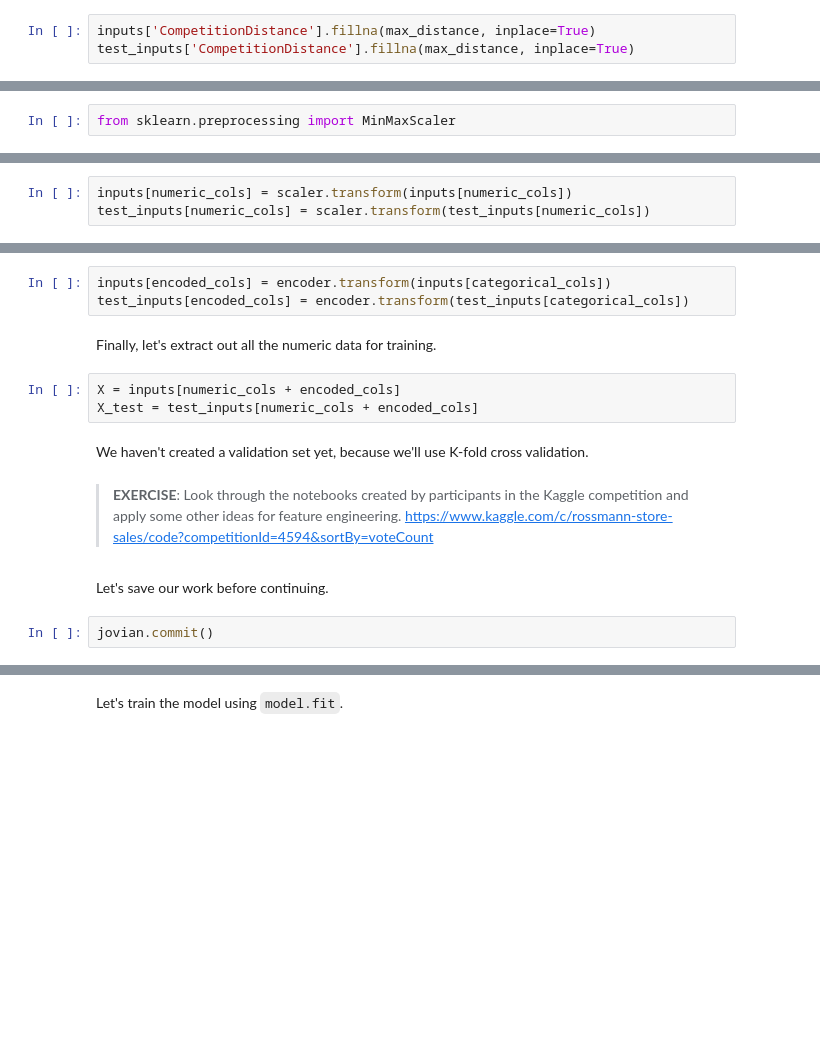
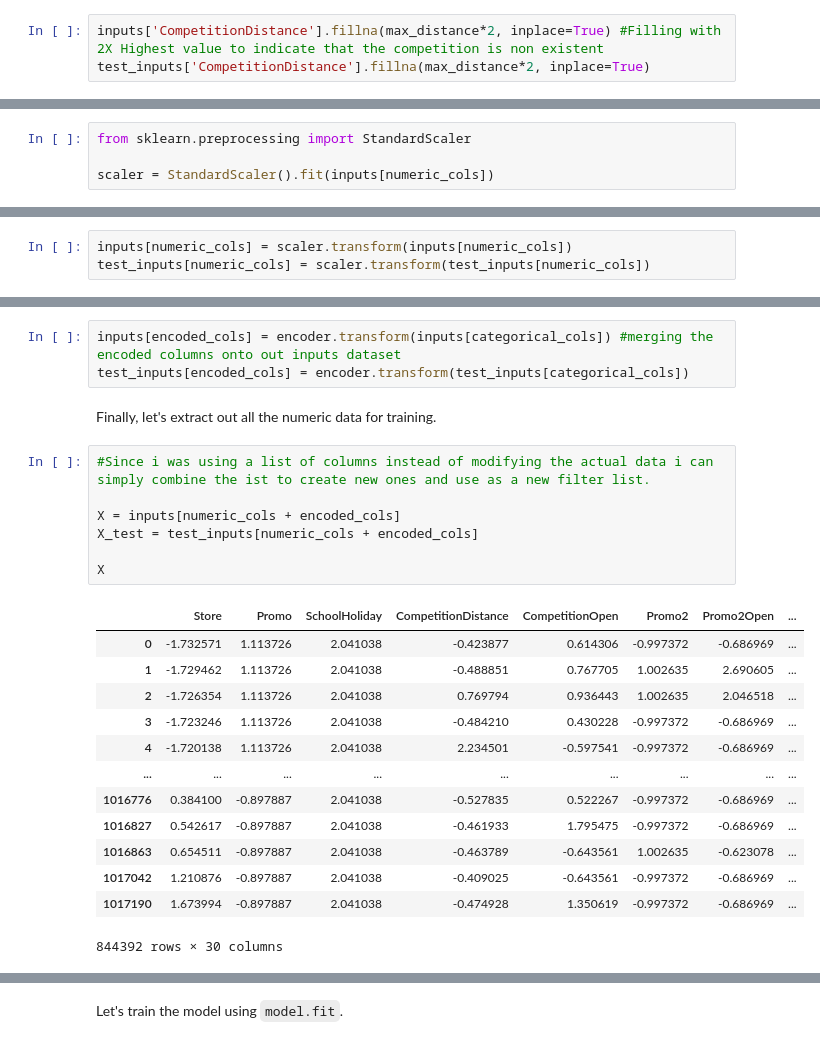
Before and after one commit to sridharstreaks/My-Kaggle-Projects, a Jupyter notebook: gbms-with-xgboost-intution-model-building.ipynb, the cells around one changed output, grey strips where cells are left out. Cells and saved outputs as stored; diff of their text form; blank space fills up the shorter version.

```diff
--- a/gbms-with-xgboost-intution-model-building.ipynb
+++ b/gbms-with-xgboost-intution-model-building.ipynb
@@ -716,3 +735,3 @@ max_distance = inputs.CompetitionDistance.max()
 # %%
-inputs['CompetitionDistance'].fillna(max_distance, inplace=True)
-test_inputs['CompetitionDistance'].fillna(max_distance, inplace=True)
+inputs['CompetitionDistance'].fillna(max_distance*2, inplace=True) #Filling with 2X Highest value to indicate that the competition is non existent
+test_inputs['CompetitionDistance'].fillna(max_distance*2, inplace=True)
@@ -723,2 +788,4 @@ Let's scale numeric values to the 0 to 1 range.
 # %%
-from sklearn.preprocessing import MinMaxScaler
+from sklearn.preprocessing import StandardScaler
+
+scaler = StandardScaler().fit(inputs[numeric_cols])
@@ -741,16 +843,26 @@ encoded_cols = list(encoder.get_feature_names(categorical_cols))
 # %%
-inputs[encoded_cols] = encoder.transform(inputs[categorical_cols])
+inputs[encoded_cols] = encoder.transform(inputs[categorical_cols]) #merging the encoded columns onto out inputs dataset
 test_inputs[encoded_cols] = encoder.transform(test_inputs[categorical_cols])
 # %% [markdown]
 Finally, let's extract out all the numeric data for training.
-# %%
-X = inputs[numeric_cols + encoded_cols]
-X_test = test_inputs[numeric_cols + encoded_cols]
-# %% [markdown]
-We haven't created a validation set yet, because we'll use K-fold cross validation.
-# %% [markdown]
-> **EXERCISE**: Look through the notebooks created by participants in the Kaggle competition and apply some other ideas for feature engineering. https://www.kaggle.com/c/rossmann-store-sales/code?competitionId=4594&sortBy=voteCount
-# %% [markdown]
-Let's save our work before continuing.
-# %%
-jovian.commit()
+# %%
+#Since i was using a list of columns instead of modifying the actual data i can simply combine the ist to create new ones and use as a new filter list.
+
+X = inputs[numeric_cols + encoded_cols]
+X_test = test_inputs[numeric_cols + encoded_cols]
+
+X
+# %% [output]
+|  | Store | Promo | SchoolHoliday | CompetitionDistance | CompetitionOpen | Promo2 | Promo2Open | ... |
+| 0 | -1.732571 | 1.113726 | 2.041038 | -0.423877 | 0.614306 | -0.997372 | -0.686969 | ... |
+| 1 | -1.729462 | 1.113726 | 2.041038 | -0.488851 | 0.767705 | 1.002635 | 2.690605 | ... |
+| 2 | -1.726354 | 1.113726 | 2.041038 | 0.769794 | 0.936443 | 1.002635 | 2.046518 | ... |
+| 3 | -1.723246 | 1.113726 | 2.041038 | -0.484210 | 0.430228 | -0.997372 | -0.686969 | ... |
+| 4 | -1.720138 | 1.113726 | 2.041038 | 2.234501 | -0.597541 | -0.997372 | -0.686969 | ... |
+| ... | ... | ... | ... | ... | ... | ... | ... | ... |
+| 1016776 | 0.384100 | -0.897887 | 2.041038 | -0.527835 | 0.522267 | -0.997372 | -0.686969 | ... |
+| 1016827 | 0.542617 | -0.897887 | 2.041038 | -0.461933 | 1.795475 | -0.997372 | -0.686969 | ... |
+| 1016863 | 0.654511 | -0.897887 | 2.041038 | -0.463789 | -0.643561 | 1.002635 | -0.623078 | ... |
+| 1017042 | 1.210876 | -0.897887 | 2.041038 | -0.409025 | -0.643561 | -0.997372 | -0.686969 | ... |
+| 1017190 | 1.673994 | -0.897887 | 2.041038 | -0.474928 | 1.350619 | -0.997372 | -0.686969 | ... |
+844392 rows × 30 columns
```
Also changed, not shown: parts of 60 cells of this notebook.
